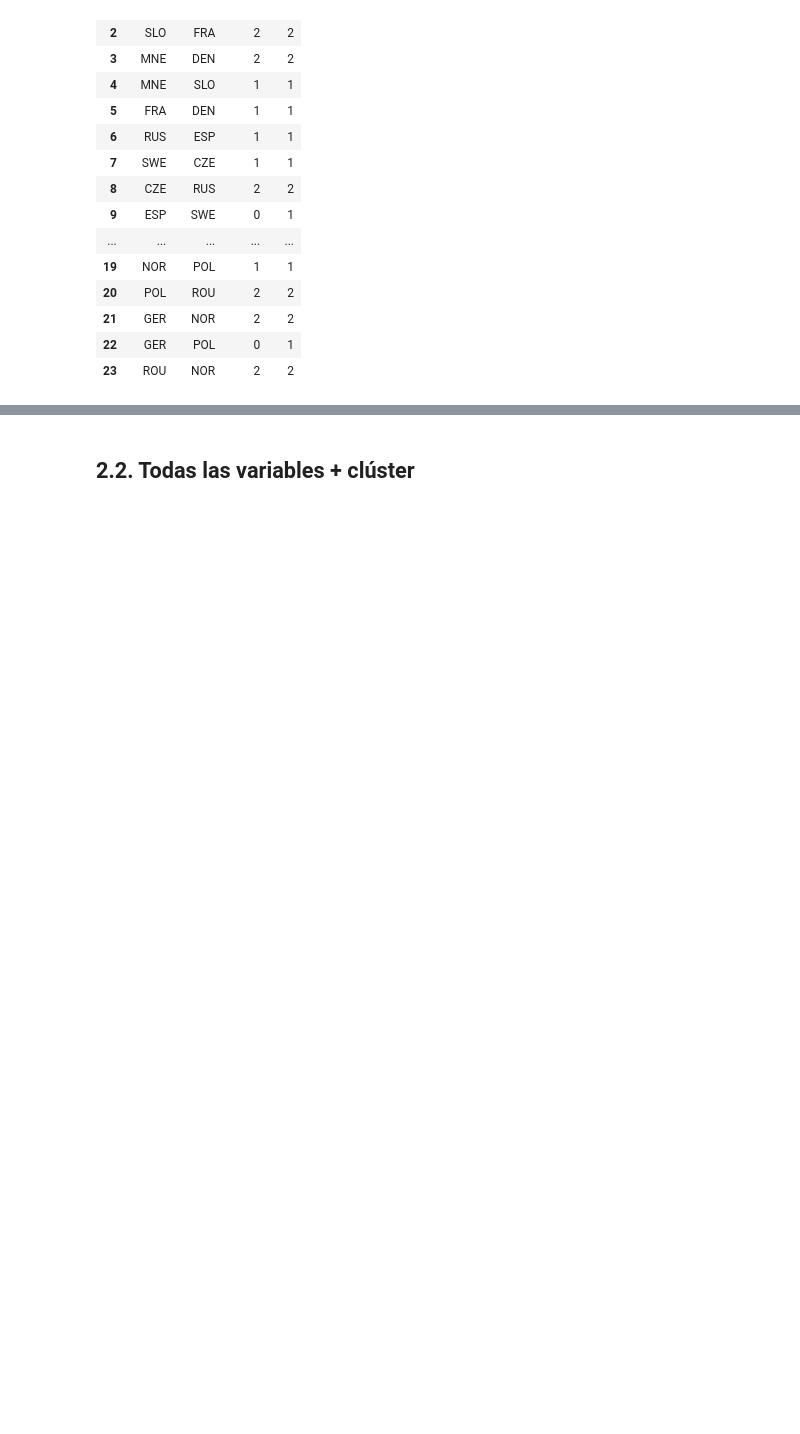
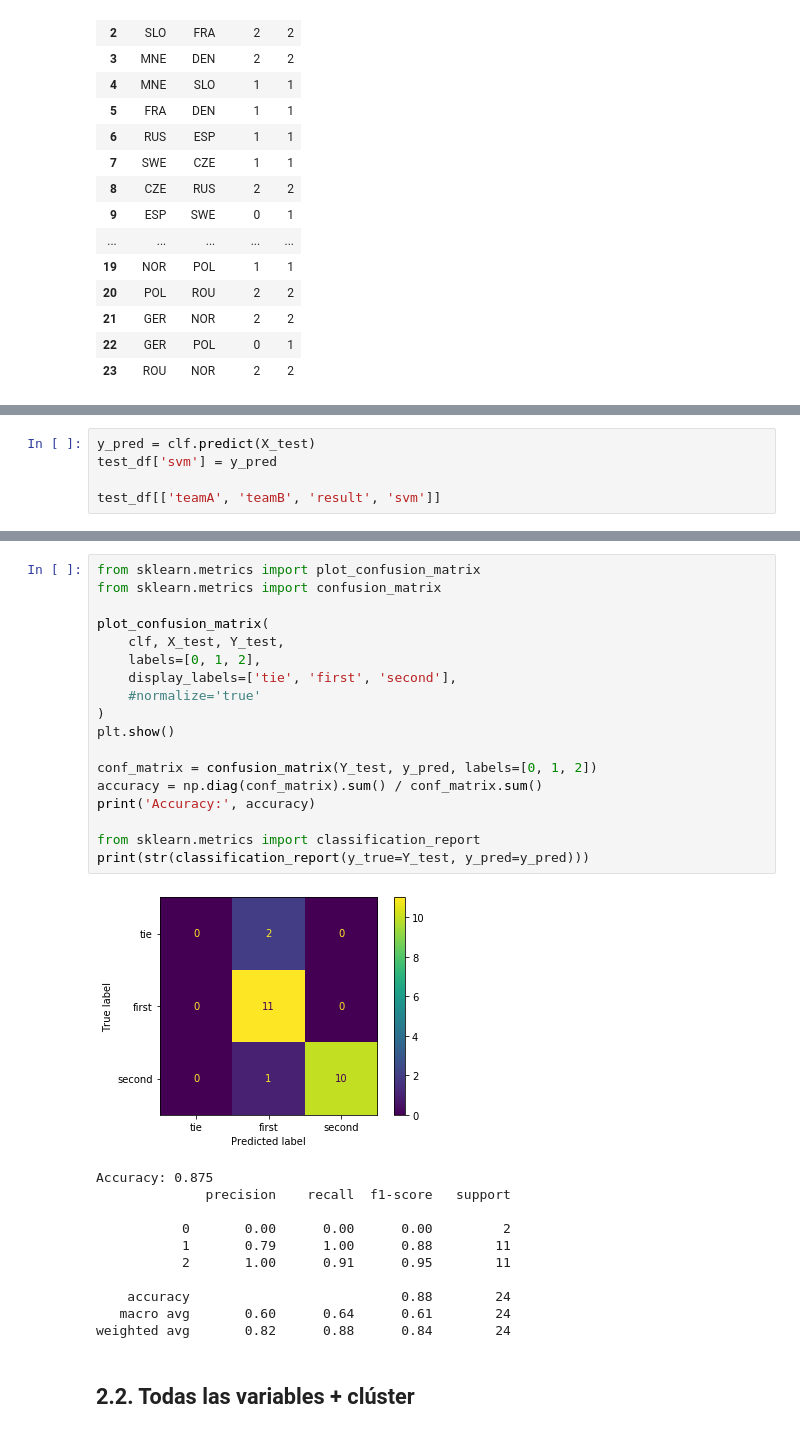
Before and after one commit to AlbertoVelascoMata/course.dsi, a Jupyter notebook: notebooks/Prediction.ipynb, the cells around one changed output, grey strips where cells are left out. Saved outputs shown, nothing was run; the diff lists cells and outputs as text; blank space fills up the shorter version.

```diff
--- a/notebooks/Prediction.ipynb
+++ b/notebooks/Prediction.ipynb
@@ -282,0 +304,5 @@ Accuracy: 0.875
+# %%
+y_pred = clf.predict(X_test)
+test_df['svm'] = y_pred
+
+test_df[['teamA', 'teamB', 'result', 'svm']]
@@ -283,3 +327,33 @@ Accuracy: 0.875
+# %%
+from sklearn.metrics import plot_confusion_matrix
+from sklearn.metrics import confusion_matrix
+
+plot_confusion_matrix(
+    clf, X_test, Y_test,
+    labels=[0, 1, 2],
+    display_labels=['tie', 'first', 'second'],
+    #normalize='true'
+)
+plt.show()
+
+conf_matrix = confusion_matrix(Y_test, y_pred, labels=[0, 1, 2])
+accuracy = np.diag(conf_matrix).sum() / conf_matrix.sum()
+print('Accuracy:', accuracy)
+
+from sklearn.metrics import classification_report
+print(str(classification_report(y_true=Y_test, y_pred=y_pred)))
+# %% [output]
+[figure, added]
+Accuracy: 0.875
+              precision    recall  f1-score   support
+
+           0       0.00      0.00      0.00         2
+           1       0.79      1.00      0.88        11
+           2       1.00      0.91      0.95        11
+
+    accuracy                           0.88        24
+   macro avg       0.60      0.64      0.61        24
+weighted avg       0.82      0.88      0.84        24
 # %% [markdown]
 ## 2.2. Todas las variables + clúster
 # %%
```
Also changed, not shown: parts of 13 cells of this notebook, 3 other files.
